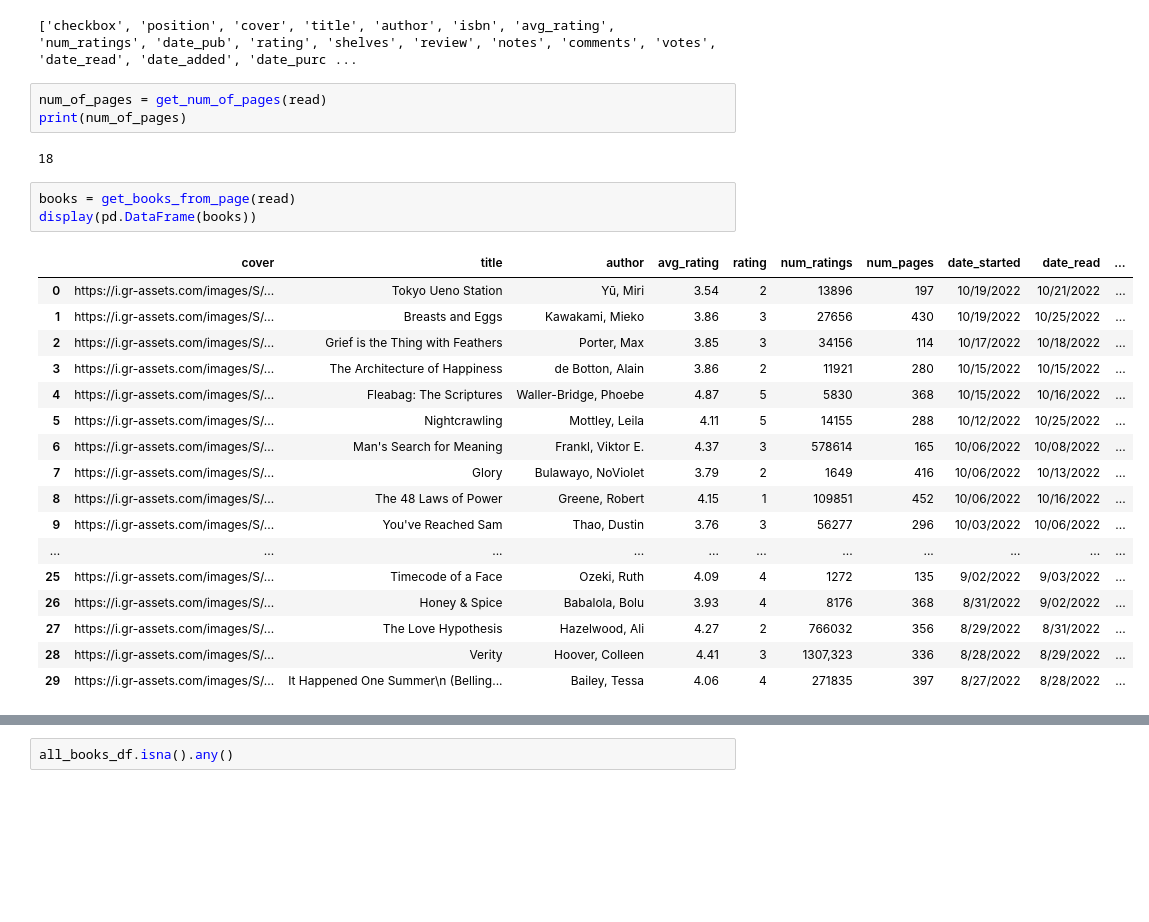
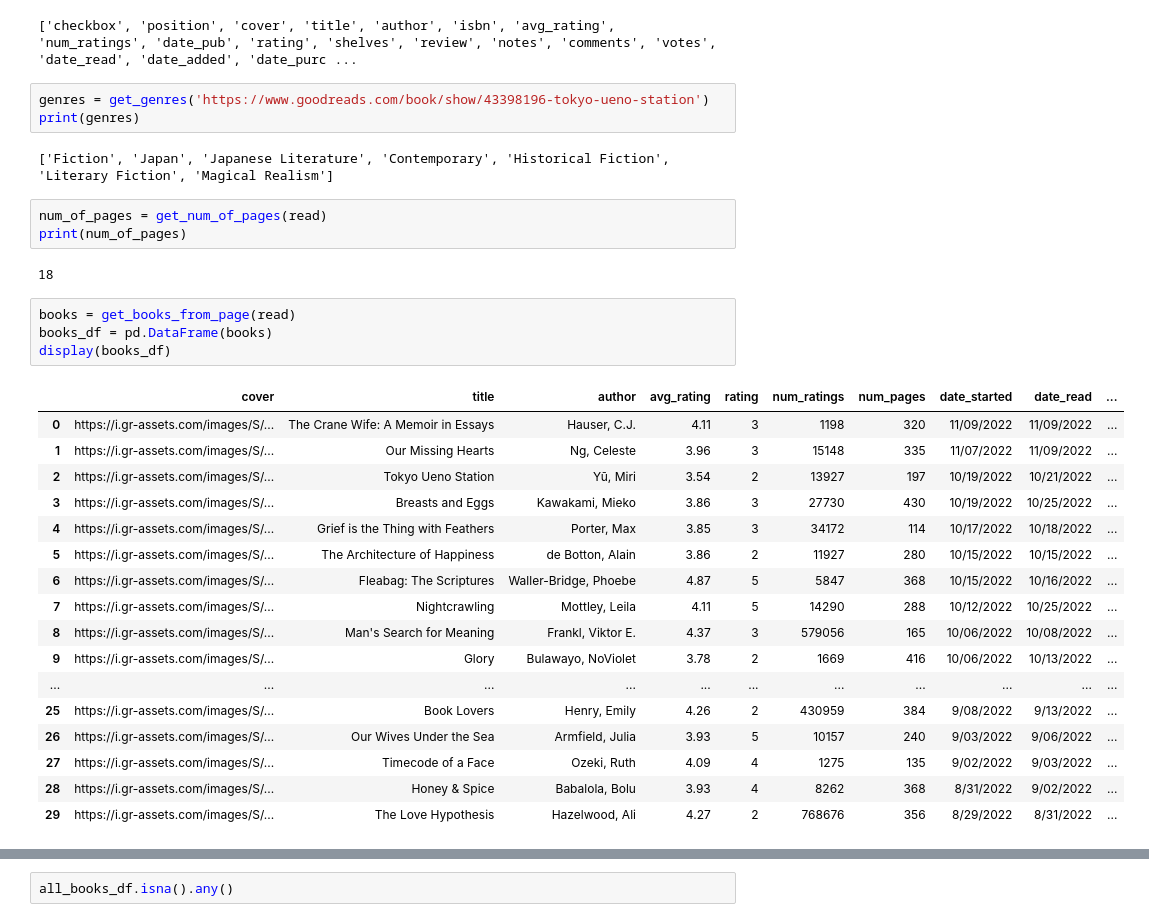
Before and after one commit to alex-x-o/Youreads, a Jupyter notebook: goodreads_scraping.ipynb, the cells around one changed output, grey strips where cells are left out. Cells and saved outputs as stored; diff of their text form; blank space fills up the shorter version.

```diff
--- a/goodreads-scraping.ipynb
+++ b/goodreads_scraping.ipynb
@@ -31,6 +31,11 @@ columns = get_database_columns(read)
 print(columns)
 # %% [output]
 ['checkbox', 'position', 'cover', 'title', 'author', 'isbn', 'avg_rating', 'num_ratings', 'date_pub', 'rating', 'shelves', 'review', 'notes', 'comments', 'votes', 'date_read', 'date_added', 'date_purc ...
+# %%
+genres = get_genres('https://www.goodreads.com/book/show/43398196-tokyo-ueno-station')
+print(genres)
+# %% [output]
+['Fiction', 'Japan', 'Japanese Literature', 'Contemporary', 'Historical Fiction', 'Literary Fiction', 'Magical Realism']
 # %%
 num_of_pages = get_num_of_pages(read)
 print(num_of_pages)
@@ -38,25 +43,26 @@ print(num_of_pages)
 18
 # %%
 books = get_books_from_page(read)
-display(pd.DataFrame(books))
+books_df = pd.DataFrame(books)
+display(books_df)
 # %% [output]
 |  | cover | title | author | avg_rating | rating | num_ratings | num_pages | date_started | date_read | ... |
-| 0 | https://i.gr-assets.com/images/S/... | Tokyo Ueno Station | Yū, Miri | 3.54 | 2 | 13896 | 197 | 10/19/2022 | 10/21/2022 | ... |
-| 1 | https://i.gr-assets.com/images/S/... | Breasts and Eggs | Kawakami, Mieko | 3.86 | 3 | 27656 | 430 | 10/19/2022 | 10/25/2022 | ... |
-| 2 | https://i.gr-assets.com/images/S/... | Grief is the Thing with Feathers | Porter, Max | 3.85 | 3 | 34156 | 114 | 10/17/2022 | 10/18/2022 | ... |
-| 3 | https://i.gr-assets.com/images/S/... | The Architecture of Happiness | de Botton, Alain | 3.86 | 2 | 11921 | 280 | 10/15/2022 | 10/15/2022 | ... |
-| 4 | https://i.gr-assets.com/images/S/... | Fleabag: The Scriptures | Waller-Bridge, Phoebe | 4.87 | 5 | 5830 | 368 | 10/15/2022 | 10/16/2022 | ... |
-| 5 | https://i.gr-assets.com/images/S/... | Nightcrawling | Mottley, Leila | 4.11 | 5 | 14155 | 288 | 10/12/2022 | 10/25/2022 | ... |
-| 6 | https://i.gr-assets.com/images/S/... | Man's Search for Meaning | Frankl, Viktor E. | 4.37 | 3 | 578614 | 165 | 10/06/2022 | 10/08/2022 | ... |
-| 7 | https://i.gr-assets.com/images/S/... | Glory | Bulawayo, NoViolet | 3.79 | 2 | 1649 | 416 | 10/06/2022 | 10/13/2022 | ... |
-| 8 | https://i.gr-assets.com/images/S/... | The 48 Laws of Power | Greene, Robert | 4.15 | 1 | 109851 | 452 | 10/06/2022 | 10/16/2022 | ... |
-| 9 | https://i.gr-assets.com/images/S/... | You've Reached Sam | Thao, Dustin | 3.76 | 3 | 56277 | 296 | 10/03/2022 | 10/06/2022 | ... |
+| 0 | https://i.gr-assets.com/images/S/... | The Crane Wife: A Memoir in Essays | Hauser, C.J. | 4.11 | 3 | 1198 | 320 | 11/09/2022 | 11/09/2022 | ... |
+| 1 | https://i.gr-assets.com/images/S/... | Our Missing Hearts | Ng, Celeste | 3.96 | 3 | 15148 | 335 | 11/07/2022 | 11/09/2022 | ... |
+| 2 | https://i.gr-assets.com/images/S/... | Tokyo Ueno Station | Yū, Miri | 3.54 | 2 | 13927 | 197 | 10/19/2022 | 10/21/2022 | ... |
+| 3 | https://i.gr-assets.com/images/S/... | Breasts and Eggs | Kawakami, Mieko | 3.86 | 3 | 27730 | 430 | 10/19/2022 | 10/25/2022 | ... |
+| 4 | https://i.gr-assets.com/images/S/... | Grief is the Thing with Feathers | Porter, Max | 3.85 | 3 | 34172 | 114 | 10/17/2022 | 10/18/2022 | ... |
+| 5 | https://i.gr-assets.com/images/S/... | The Architecture of Happiness | de Botton, Alain | 3.86 | 2 | 11927 | 280 | 10/15/2022 | 10/15/2022 | ... |
+| 6 | https://i.gr-assets.com/images/S/... | Fleabag: The Scriptures | Waller-Bridge, Phoebe | 4.87 | 5 | 5847 | 368 | 10/15/2022 | 10/16/2022 | ... |
+| 7 | https://i.gr-assets.com/images/S/... | Nightcrawling | Mottley, Leila | 4.11 | 5 | 14290 | 288 | 10/12/2022 | 10/25/2022 | ... |
+| 8 | https://i.gr-assets.com/images/S/... | Man's Search for Meaning | Frankl, Viktor E. | 4.37 | 3 | 579056 | 165 | 10/06/2022 | 10/08/2022 | ... |
+| 9 | https://i.gr-assets.com/images/S/... | Glory | Bulawayo, NoViolet | 3.78 | 2 | 1669 | 416 | 10/06/2022 | 10/13/2022 | ... |
 | ... | ... | ... | ... | ... | ... | ... | ... | ... | ... | ... |
-| 25 | https://i.gr-assets.com/images/S/... | Timecode of a Face | Ozeki, Ruth | 4.09 | 4 | 1272 | 135 | 9/02/2022 | 9/03/2022 | ... |
-| 26 | https://i.gr-assets.com/images/S/... | Honey & Spice | Babalola, Bolu | 3.93 | 4 | 8176 | 368 | 8/31/2022 | 9/02/2022 | ... |
-| 27 | https://i.gr-assets.com/images/S/... | The Love Hypothesis | Hazelwood, Ali | 4.27 | 2 | 766032 | 356 | 8/29/2022 | 8/31/2022 | ... |
-| 28 | https://i.gr-assets.com/images/S/... | Verity | Hoover, Colleen | 4.41 | 3 | 1307,323 | 336 | 8/28/2022 | 8/29/2022 | ... |
-| 29 | https://i.gr-assets.com/images/S/... | It Happened One Summer\n (Belling... | Bailey, Tessa | 4.06 | 4 | 271835 | 397 | 8/27/2022 | 8/28/2022 | ... |
+| 25 | https://i.gr-assets.com/images/S/... | Book Lovers | Henry, Emily | 4.26 | 2 | 430959 | 384 | 9/08/2022 | 9/13/2022 | ... |
+| 26 | https://i.gr-assets.com/images/S/... | Our Wives Under the Sea | Armfield, Julia | 3.93 | 5 | 10157 | 240 | 9/03/2022 | 9/06/2022 | ... |
+| 27 | https://i.gr-assets.com/images/S/... | Timecode of a Face | Ozeki, Ruth | 4.09 | 4 | 1275 | 135 | 9/02/2022 | 9/03/2022 | ... |
+| 28 | https://i.gr-assets.com/images/S/... | Honey & Spice | Babalola, Bolu | 3.93 | 4 | 8262 | 368 | 8/31/2022 | 9/02/2022 | ... |
+| 29 | https://i.gr-assets.com/images/S/... | The Love Hypothesis | Hazelwood, Ali | 4.27 | 2 | 768676 | 356 | 8/29/2022 | 8/31/2022 | ... |
 # %%
 all_books = get_books_from_shelf(read)
 
```
Also changed, not shown: parts of 1 cell of this notebook, 6 other files.
